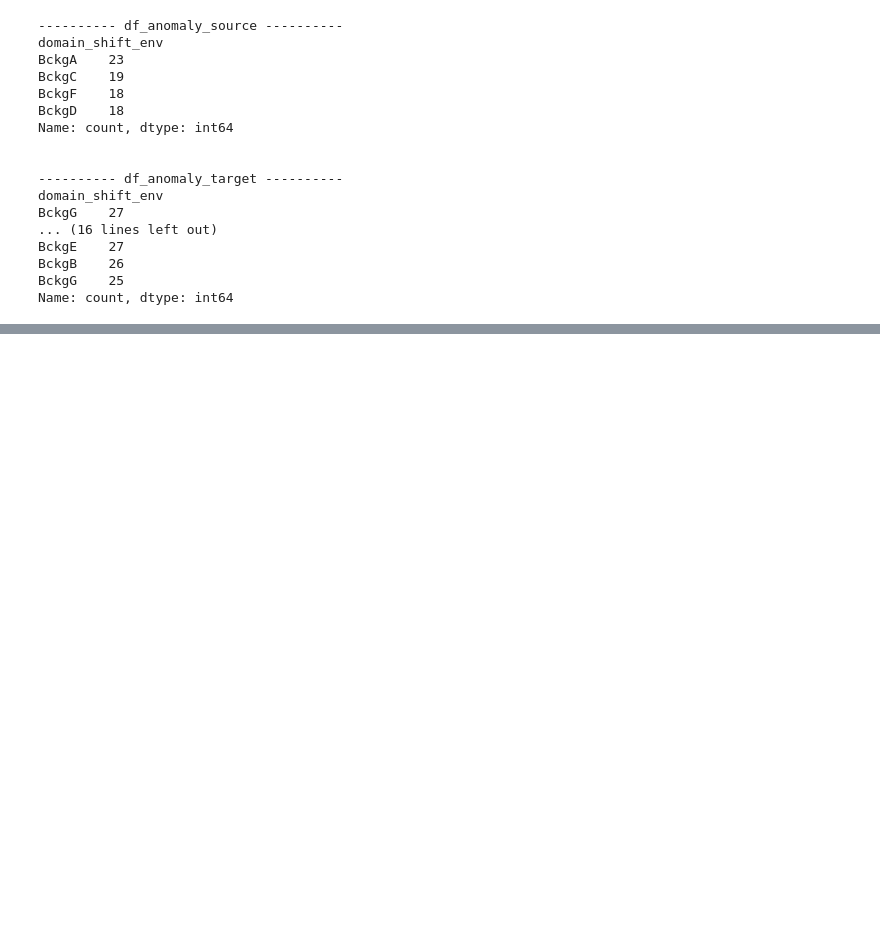
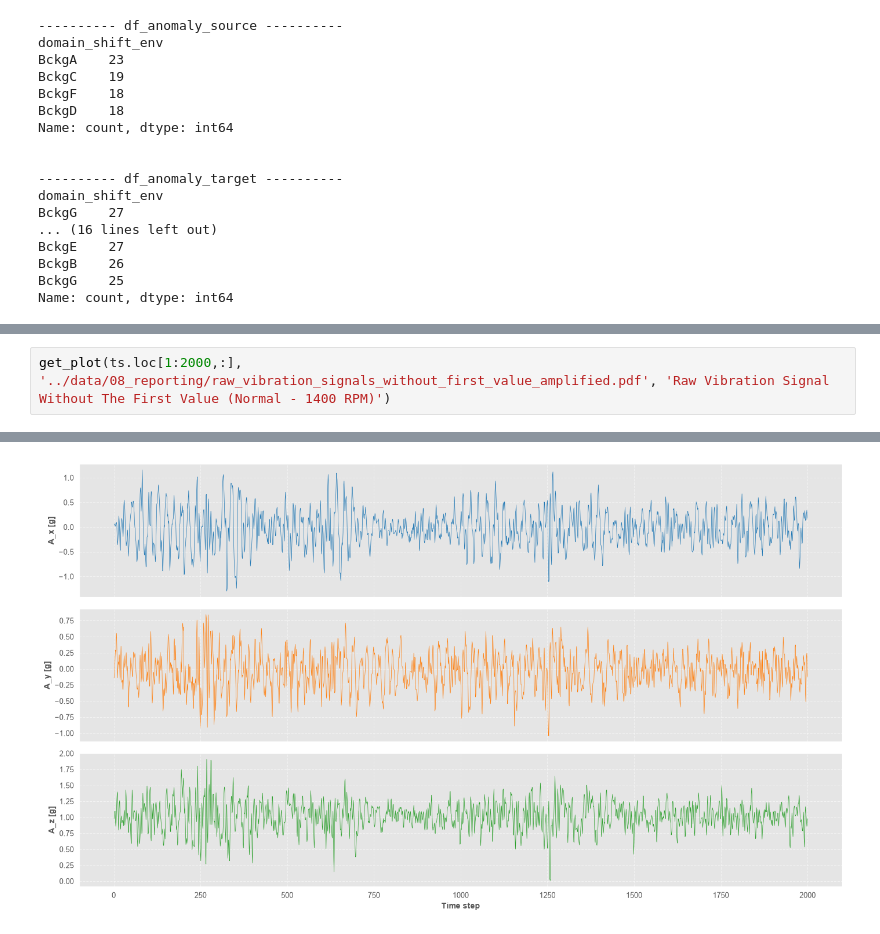
Before and after one commit to tiagomdpereira/masters-dissertation-data-science, a Jupyter notebook: notebooks/exploratory_data_analysis.ipynb, the cells around one changed output, grey strips where cells are left out. Saved outputs shown, nothing was run; the diff lists cells and outputs as text; blank space fills up the shorter version.

```diff
--- a/notebooks/exploratory_data_analysis.ipynb
+++ b/notebooks/exploratory_data_analysis.ipynb
@@ -293,0 +448,3 @@ Name: count, dtype: int64
+# %%
+get_plot(ts.loc[1:2000,:], '../data/08_reporting/raw_vibration_signals_without_first_value_amplified.pdf', 'Raw Vibration Signal Without The First Value (Normal - 1400 RPM)')
+# %% [output]
@@ -293,0 +455 @@ Name: count, dtype: int64
+[figure, added]
```
Also changed, not shown: parts of 17 cells of this notebook.
